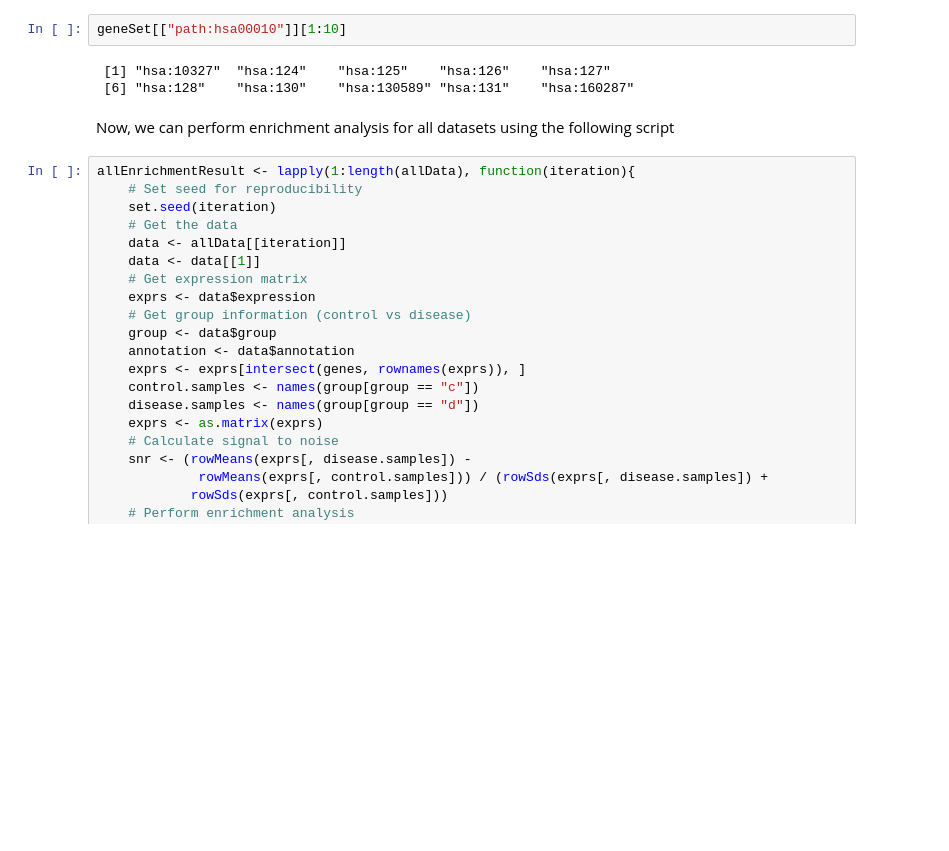
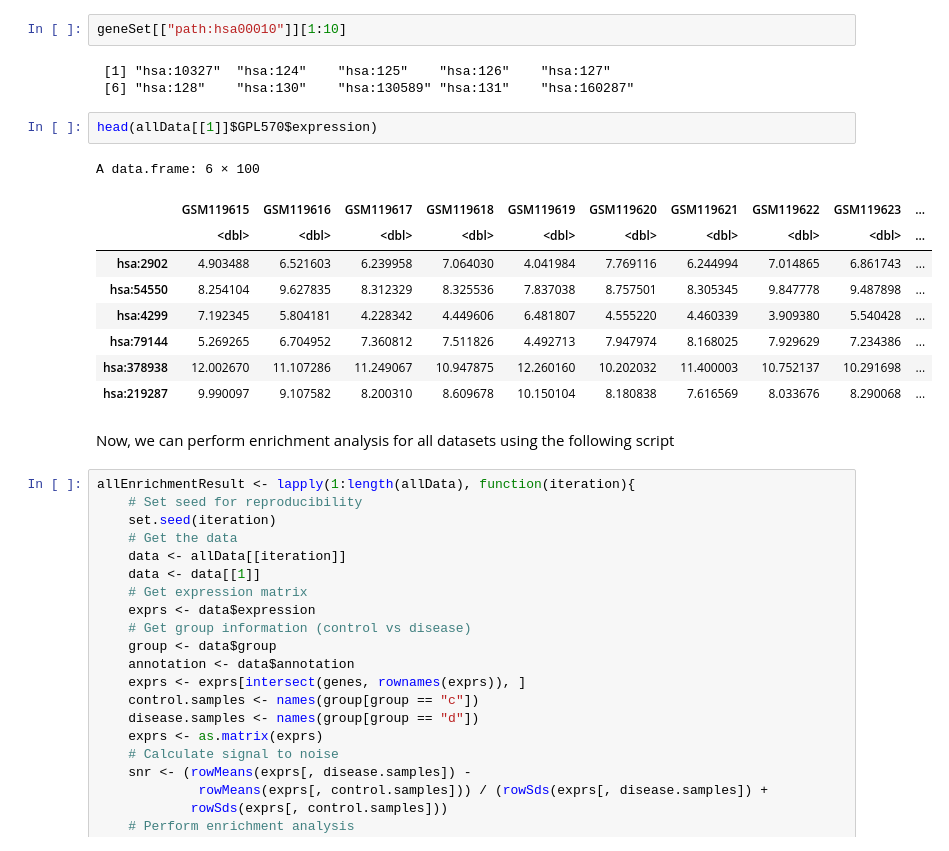
Before and after one commit to NIGMS/Consensus-Pathway-Analysis-in-the-Cloud, a Jupyter notebook: Module05-Meta_Analysis.ipynb, the cells around one changed output. Cells and saved outputs as stored; diff of their text form; blank space fills up the shorter version.

```diff
--- a/Module05-Meta_Analysis.ipynb
+++ b/Module05-Meta_Analysis.ipynb
@@ -172,6 +169,18 @@ geneSet[["path:hsa00010"]][1:10]
 # %% [output]
  [1] "hsa:10327"  "hsa:124"    "hsa:125"    "hsa:126"    "hsa:127"
  [6] "hsa:128"    "hsa:130"    "hsa:130589" "hsa:131"    "hsa:160287"
+# %%
+head(allData[[1]]$GPL570$expression)
+# %% [output]
+A data.frame: 6 × 100
+|  | GSM119615 | GSM119616 | GSM119617 | GSM119618 | GSM119619 | GSM119620 | GSM119621 | GSM119622 | GSM119623 | ... |
+|  | <dbl> | <dbl> | <dbl> | <dbl> | <dbl> | <dbl> | <dbl> | <dbl> | <dbl> | ... |
+| hsa:2902 | 4.903488 | 6.521603 | 6.239958 | 7.064030 | 4.041984 | 7.769116 | 6.244994 | 7.014865 | 6.861743 | ... |
+| hsa:54550 | 8.254104 | 9.627835 | 8.312329 | 8.325536 | 7.837038 | 8.757501 | 8.305345 | 9.847778 | 9.487898 | ... |
+| hsa:4299 | 7.192345 | 5.804181 | 4.228342 | 4.449606 | 6.481807 | 4.555220 | 4.460339 | 3.909380 | 5.540428 | ... |
+| hsa:79144 | 5.269265 | 6.704952 | 7.360812 | 7.511826 | 4.492713 | 7.947974 | 8.168025 | 7.929629 | 7.234386 | ... |
+| hsa:378938 | 12.002670 | 11.107286 | 11.249067 | 10.947875 | 12.260160 | 10.202032 | 11.400003 | 10.752137 | 10.291698 | ... |
+| hsa:219287 | 9.990097 | 9.107582 | 8.200310 | 8.609678 | 10.150104 | 8.180838 | 7.616569 | 8.033676 | 8.290068 | ... |
 # %% [markdown]
 Now, we can perform enrichment analysis for all datasets using the following script
 # %%
```
Also changed, not shown: parts of 14 cells of this notebook, 10 other files.
